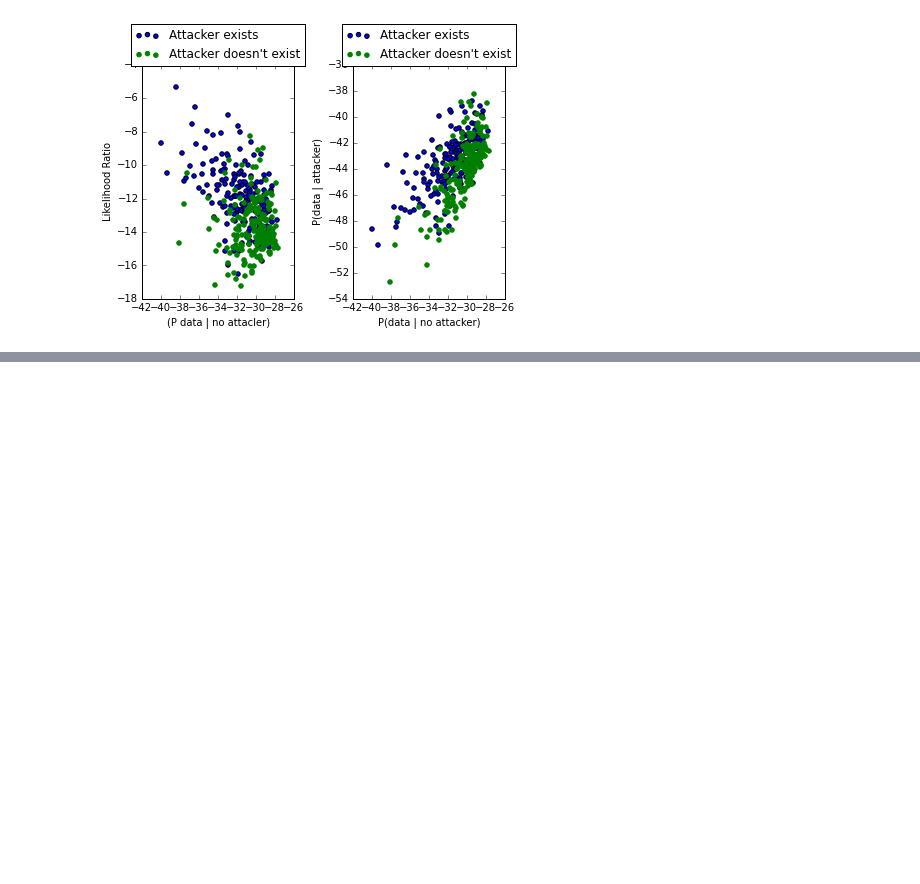
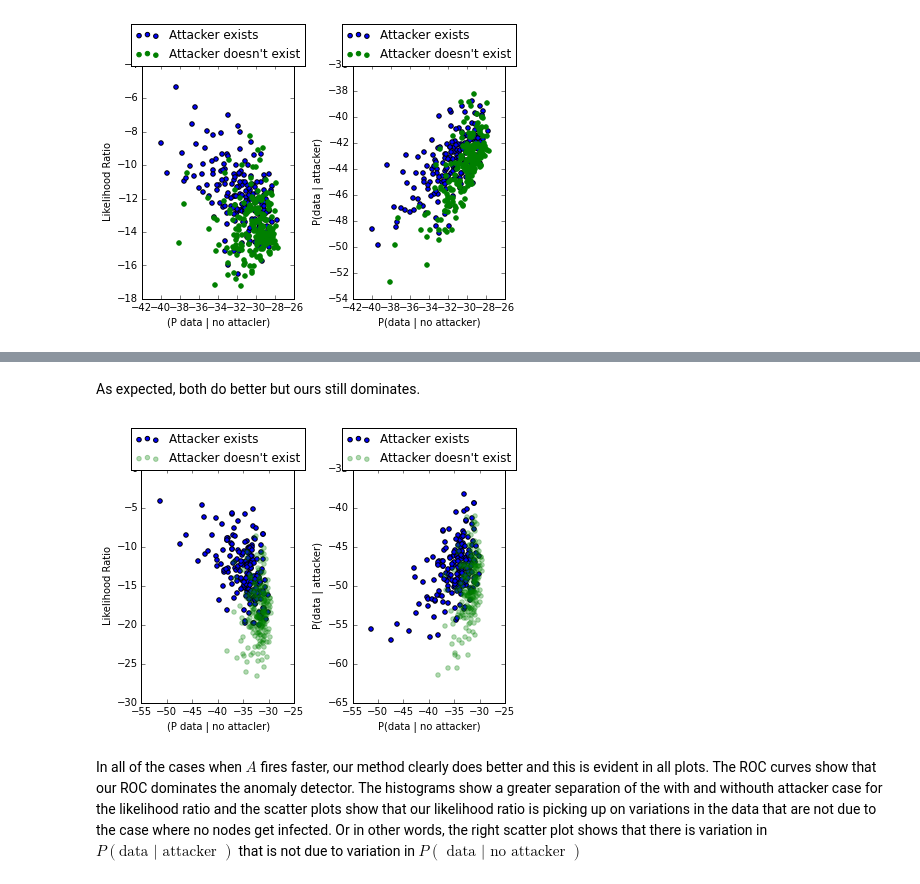
Before and after one commit to j-grana6/SFT-Nets, a Jupyter notebook: python/roc.ipynb, the cells around one changed output, grey strips where cells are left out. Cells and saved outputs as stored; diff of their text form; code cells hidden in the pictures; blank space fills up the shorter version.

```diff
--- a/python/roc.ipynb
+++ b/python/roc.ipynb
@@ -522,0 +572,19 @@ res7 = p.map(f1, [45,234,876,3245,1234,238,9373,57349])
+# %% [markdown]
+As expected, both do better but ours still dominates.
+# %%
+fig,  (ax, ax2) = plt.subplots(1,2)
+ax.scatter(pos[:, 1], pos[:, 0]-pos[:,1], label = 'Attacker exists')
+ax.scatter(neg[:, 1], neg[:, 0]-neg[:,1], label = 'Attacker doesn\'t exist', color='g', alpha=.3)
+ax.set_xlabel('(P data | no attacler)')
+ax.set_ylabel('Likelihood Ratio')
+ax.legend(loc ='upper center', bbox_to_anchor=(.5,1.2))
+ax2.scatter(pos[:,1], pos[:,0], label = 'Attacker exists')
+ax2.scatter(neg[: ,1], neg[: ,0], label = 'Attacker doesn\'t exist', color ='g', alpha=.3)
+ax2.set_xlabel('P(data | no attacker)')
+ax2.set_ylabel('P(data | attacker)')
+ax2.legend(loc = 'upper center', bbox_to_anchor = (.5, 1.2))
+plt.tight_layout()
+# %% [output]
+[figure, added]
+# %% [markdown]
+In all of the cases when $A$ fires faster, our method clearly does better and this is evident in all plots.  The ROC curves show that our ROC dominates the anomaly detector.  The histograms show a greater separation of the with and withouth attacker case for the likelihood ratio and the scatter plots show that our likelihood ratio is picking up on variations in the data that are not due to the case where no nodes get infected.  Or in other words, the right scatter plot shows that there is variation in $P( \text {data } | \text{ attacker } )$ that is not due to variation in $P( \text { data } | \text{ no attacker } )$
```
Also changed, not shown: parts of 21 cells of this notebook, 1 other file.
